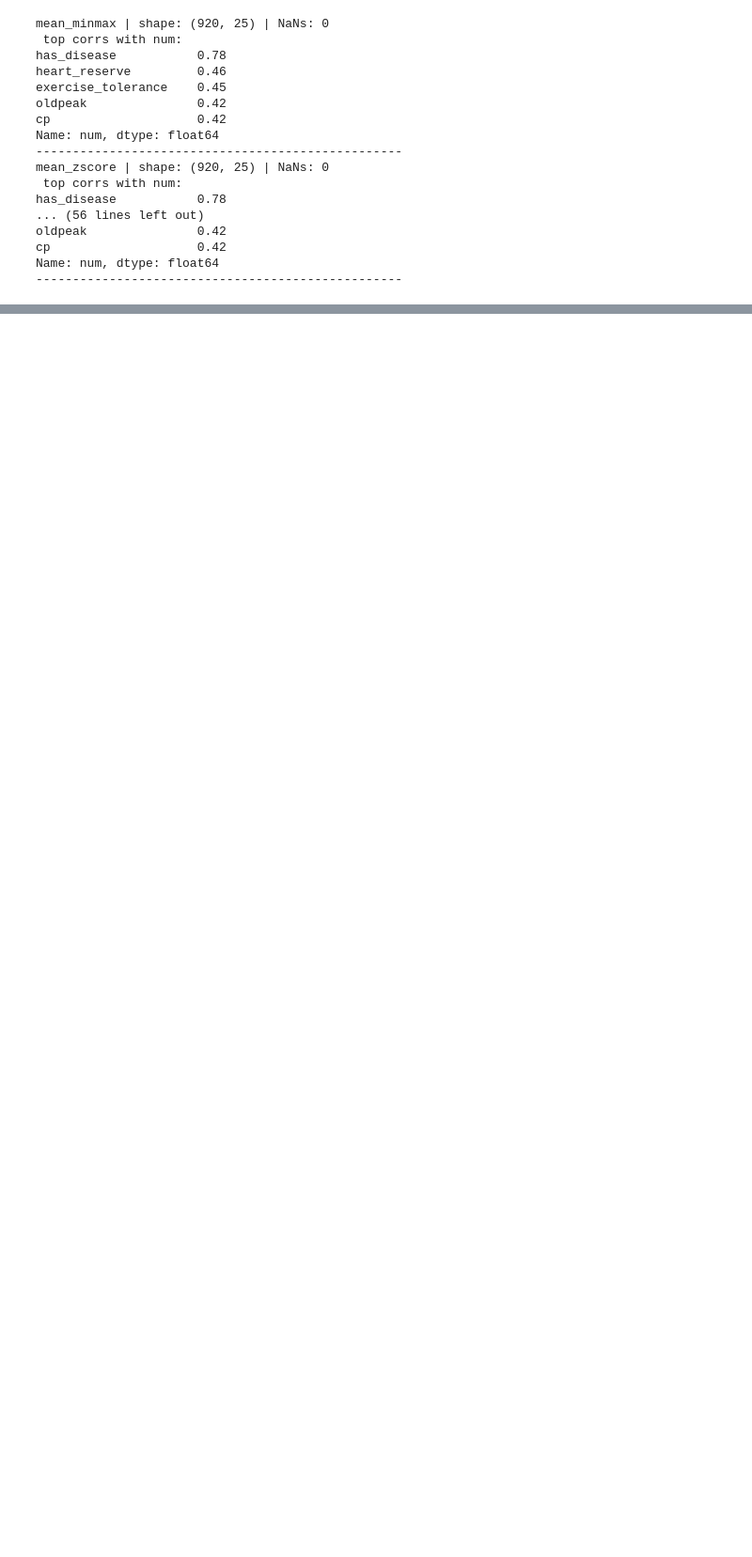
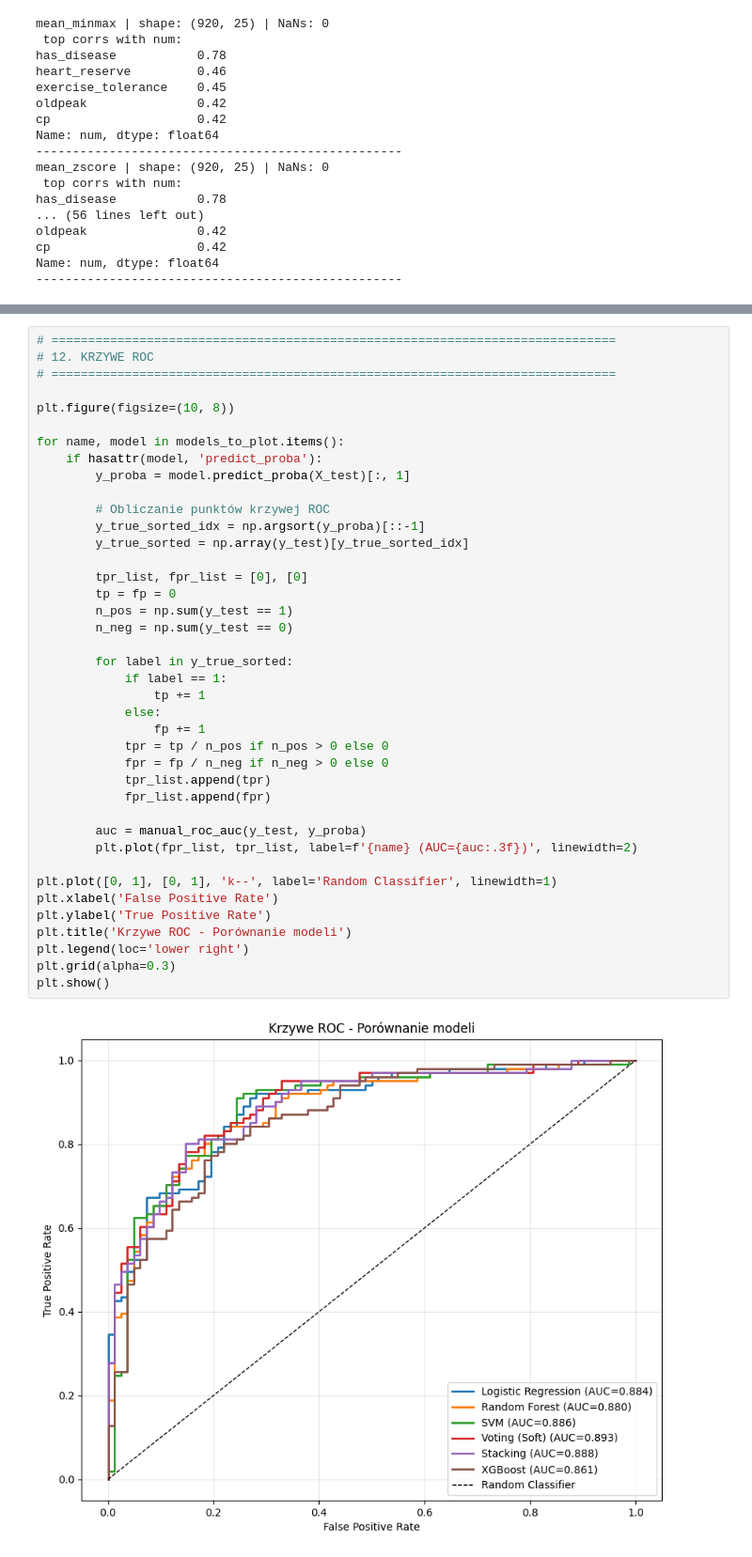
Before and after one commit to Nachos-mic/ZMUM_PROJEKT, a Jupyter notebook: zmum_project.ipynb, the cells around one changed output, grey strips where cells are left out. Shown at 94% size. Saved outputs shown, nothing was run; the diff lists cells and outputs as text; blank space fills up the shorter version.

```diff
--- a/zmum_project.ipynb
+++ b/zmum_project.ipynb
@@ -1002,0 +1441,42 @@ Name: num, dtype: float64
+# %%
+# =============================================================================
+# 12. KRZYWE ROC
+# =============================================================================
+
+plt.figure(figsize=(10, 8))
+
+for name, model in models_to_plot.items():
+    if hasattr(model, 'predict_proba'):
+        y_proba = model.predict_proba(X_test)[:, 1]
+
+        # Obliczanie punktów krzywej ROC
+        y_true_sorted_idx = np.argsort(y_proba)[::-1]
+        y_true_sorted = np.array(y_test)[y_true_sorted_idx]
+
+        tpr_list, fpr_list = [0], [0]
+        tp = fp = 0
+        n_pos = np.sum(y_test == 1)
+        n_neg = np.sum(y_test == 0)
+
+        for label in y_true_sorted:
+            if label == 1:
+                tp += 1
+            else:
+                fp += 1
+            tpr = tp / n_pos if n_pos > 0 else 0
+            fpr = fp / n_neg if n_neg > 0 else 0
+            tpr_list.append(tpr)
+            fpr_list.append(fpr)
+
+        auc = manual_roc_auc(y_test, y_proba)
+        plt.plot(fpr_list, tpr_list, label=f'{name} (AUC={auc:.3f})', linewidth=2)
+
+plt.plot([0, 1], [0, 1], 'k--', label='Random Classifier', linewidth=1)
+plt.xlabel('False Positive Rate')
+plt.ylabel('True Positive Rate')
+plt.title('Krzywe ROC - Porównanie modeli')
+plt.legend(loc='lower right')
+plt.grid(alpha=0.3)
+plt.show()
+# %% [output]
+[figure, added]
```
Also changed, not shown: parts of 13 cells of this notebook.
